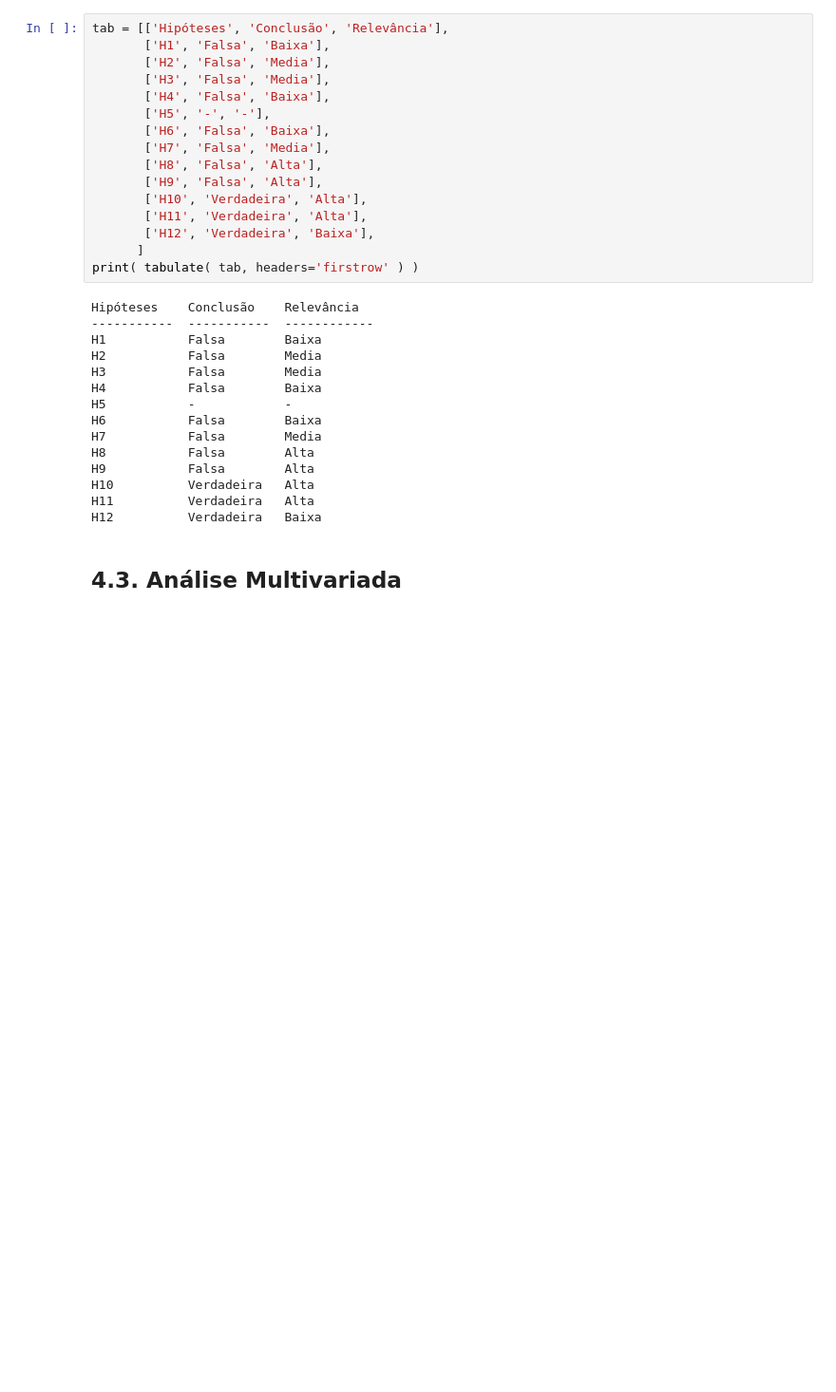
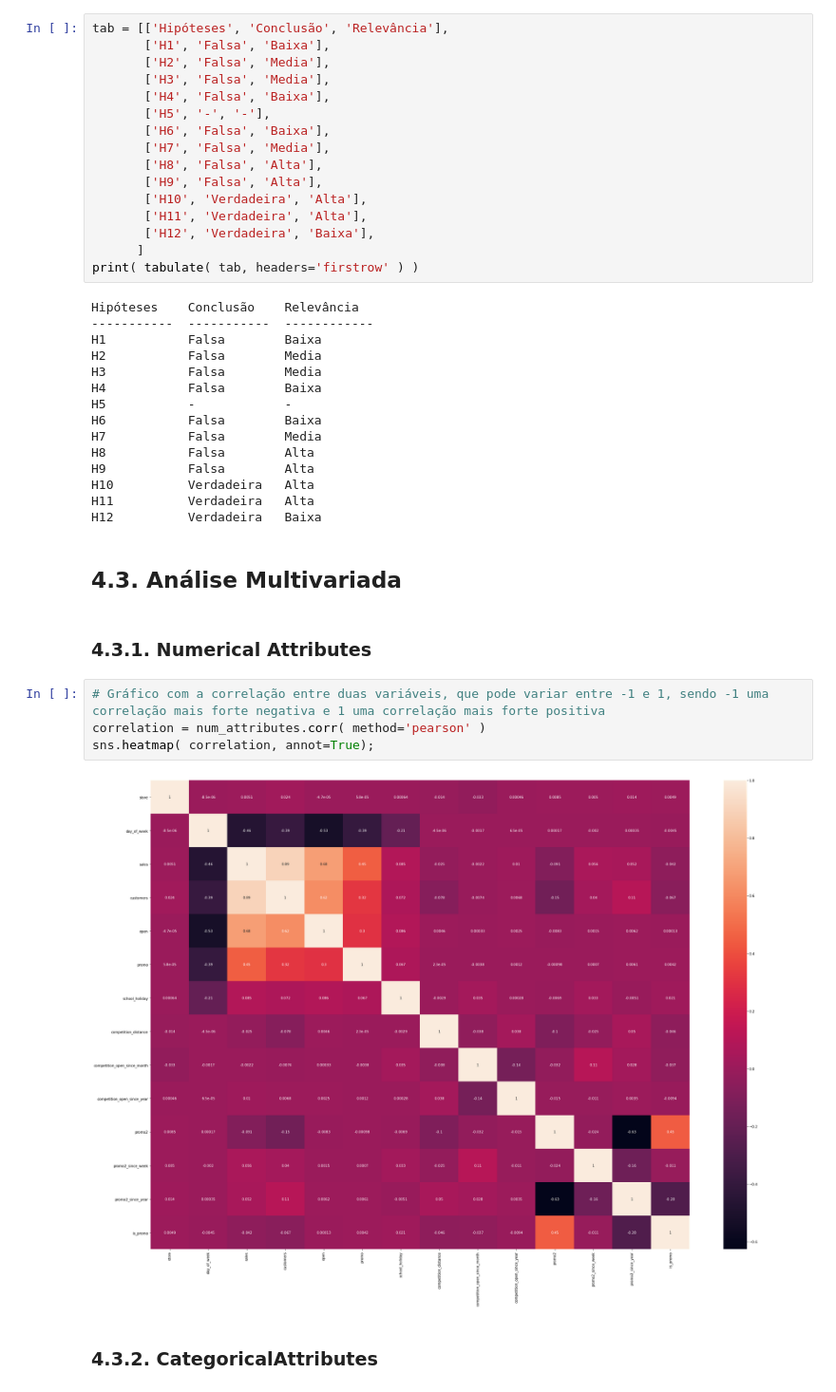
Before and after one commit to leonardonunciatelli/Predict_Sales, a Jupyter notebook: m04_v01_store_sales_prediction.ipynb, the cells around one changed output. Shown at 95% size. Cells and saved outputs as stored; diff of their text form; blank space fills up the shorter version.

```diff
--- a/m04_v01_store_sales_prediction.ipynb
+++ b/m04_v01_store_sales_prediction.ipynb
@@ -916,3 +936,13 @@ H11          Verdadeira   Alta
 H12          Verdadeira   Baixa
 # %% [markdown]
 ## 4.3. Análise Multivariada
+# %% [markdown]
+### 4.3.1. Numerical Attributes
+# %%
+# Gráfico com a correlação entre duas variáveis, que pode variar entre -1 e 1, sendo -1 uma correlação mais forte negativa e 1 uma correlação mais forte positiva
+correlation = num_attributes.corr( method='pearson' )
+sns.heatmap( correlation, annot=True);
+# %% [output]
+[figure, added]
+# %% [markdown]
+### 4.3.2. CategoricalAttributes
```
Also changed, not shown: parts of 9 cells of this notebook.
